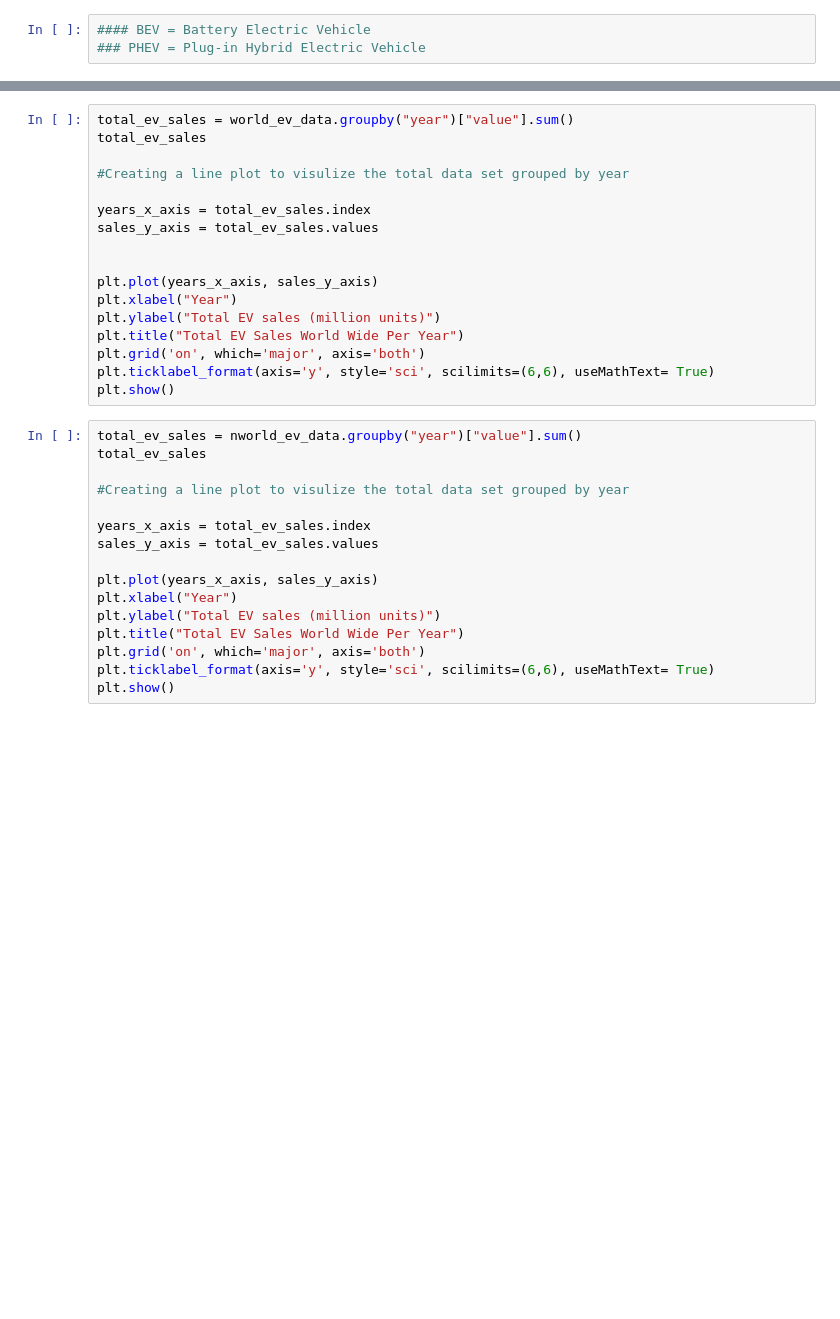
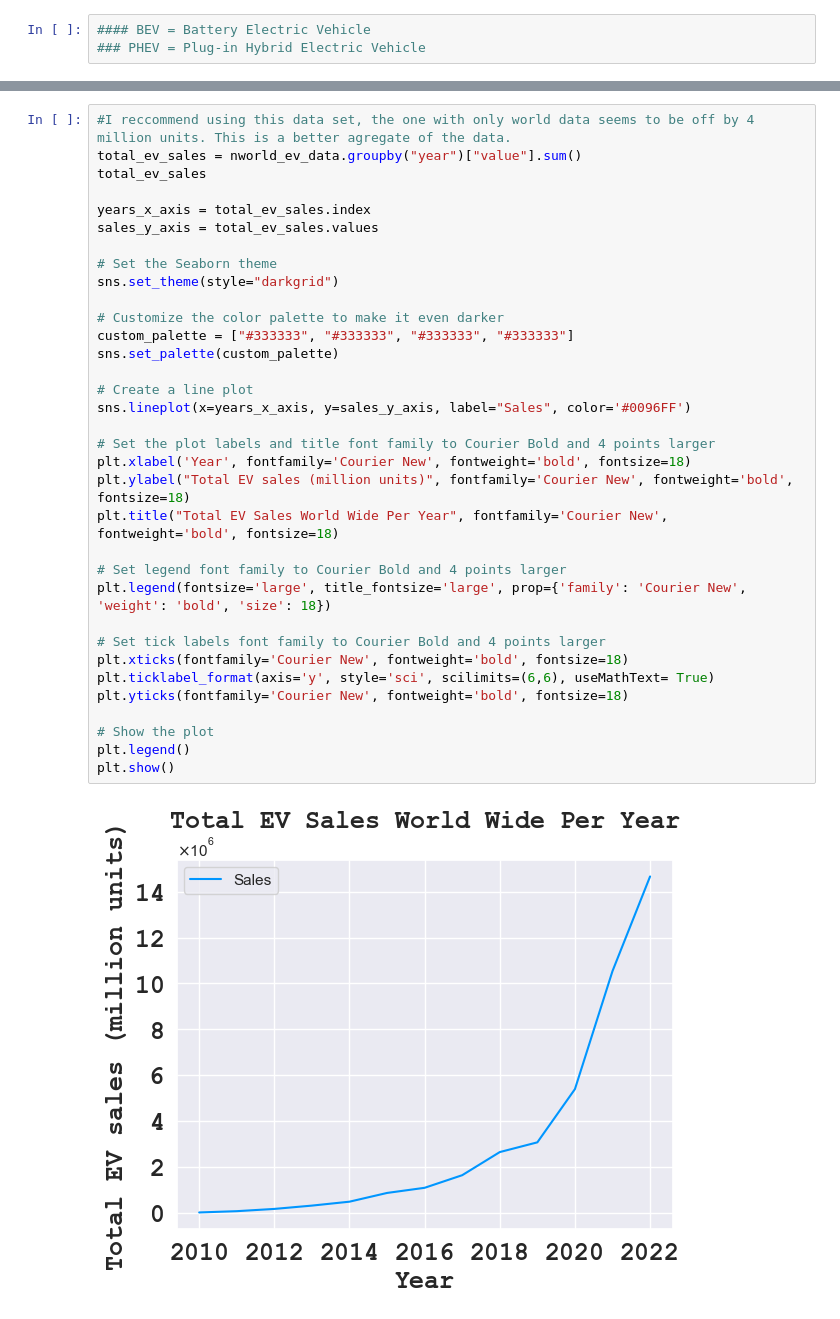
Before and after one commit to Blake-Singewald/Project_3, a Jupyter notebook: Project3_Starter.ipynb, the cells around one changed output, grey strips where cells are left out. Saved outputs shown, nothing was run; the diff lists cells and outputs as text; blank space fills up the shorter version.

```diff
--- a/Project3_Starter.ipynb
+++ b/Project3_Starter.ipynb
@@ -100,33 +132,36 @@ nworld_ev_data.head()
-# %%
-total_ev_sales = world_ev_data.groupby("year")["value"].sum()
-total_ev_sales
-
-#Creating a line plot to visulize the total data set grouped by year
-
-years_x_axis = total_ev_sales.index
-sales_y_axis = total_ev_sales.values
-
-
-plt.plot(years_x_axis, sales_y_axis)
-plt.xlabel("Year")
-plt.ylabel("Total EV sales (million units)")
-plt.title("Total EV Sales World Wide Per Year")
-plt.grid('on', which='major', axis='both')
-plt.ticklabel_format(axis='y', style='sci', scilimits=(6,6), useMathText= True)
-plt.show()
-# %%
-total_ev_sales = nworld_ev_data.groupby("year")["value"].sum()
-total_ev_sales
-
-#Creating a line plot to visulize the total data set grouped by year
-
-years_x_axis = total_ev_sales.index
-sales_y_axis = total_ev_sales.values
-
-plt.plot(years_x_axis, sales_y_axis)
-plt.xlabel("Year")
-plt.ylabel("Total EV sales (million units)")
-plt.title("Total EV Sales World Wide Per Year")
-plt.grid('on', which='major', axis='both')
-plt.ticklabel_format(axis='y', style='sci', scilimits=(6,6), useMathText= True)
-plt.show()
+# %%
+#I reccommend using this data set, the one with only world data seems to be off by 4 million units. This is a better agregate of the data.
+total_ev_sales = nworld_ev_data.groupby("year")["value"].sum()
+total_ev_sales
+
+years_x_axis = total_ev_sales.index
+sales_y_axis = total_ev_sales.values
+
+# Set the Seaborn theme
+sns.set_theme(style="darkgrid")
+
+# Customize the color palette to make it even darker
+custom_palette = ["#333333", "#333333", "#333333", "#333333"]
+sns.set_palette(custom_palette)
+
+# Create a line plot
+sns.lineplot(x=years_x_axis, y=sales_y_axis, label="Sales", color='#0096FF')
+
+# Set the plot labels and title font family to Courier Bold and 4 points larger
+plt.xlabel('Year', fontfamily='Courier New', fontweight='bold', fontsize=18)
+plt.ylabel("Total EV sales (million units)", fontfamily='Courier New', fontweight='bold', fontsize=18)
+plt.title("Total EV Sales World Wide Per Year", fontfamily='Courier New', fontweight='bold', fontsize=18)
+
+# Set legend font family to Courier Bold and 4 points larger
+plt.legend(fontsize='large', title_fontsize='large', prop={'family': 'Courier New', 'weight': 'bold', 'size': 18})
+
+# Set tick labels font family to Courier Bold and 4 points larger
+plt.xticks(fontfamily='Courier New', fontweight='bold', fontsize=18)
+plt.ticklabel_format(axis='y', style='sci', scilimits=(6,6), useMathText= True)
+plt.yticks(fontfamily='Courier New', fontweight='bold', fontsize=18)
+
+# Show the plot
+plt.legend()
+plt.show()
+# %% [output]
+[figure, added]
```
Also changed, not shown: parts of 15 cells of this notebook, 1 other file.
